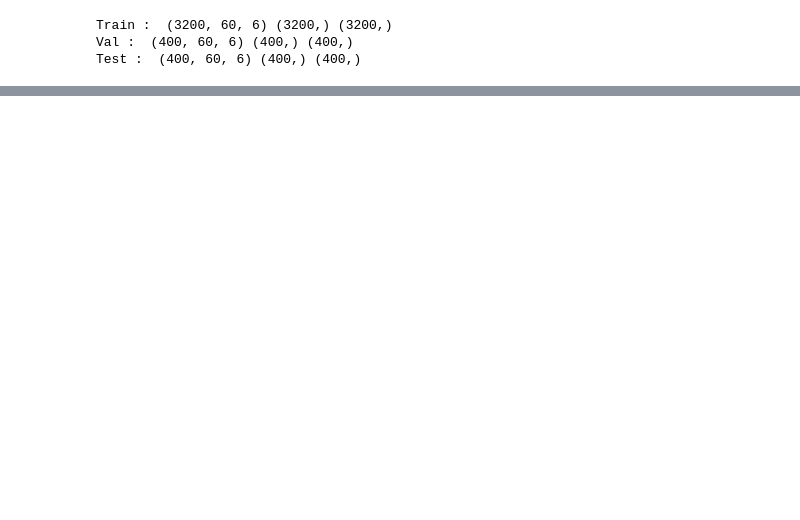
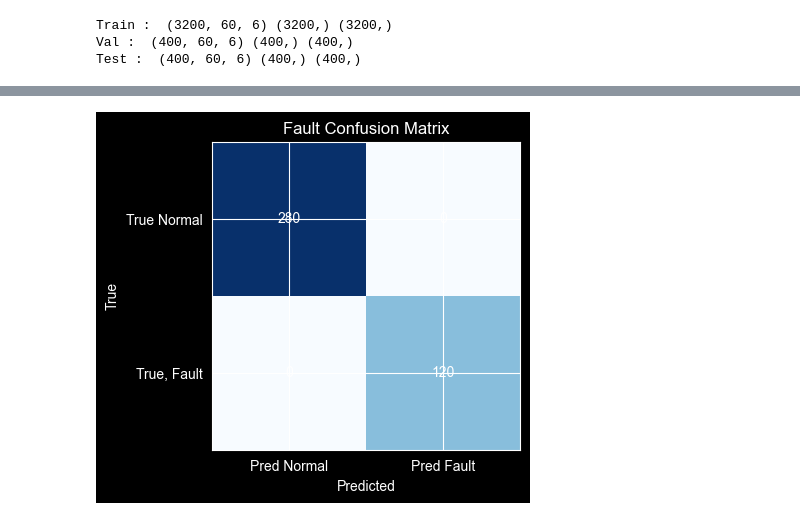
Before and after one commit to leon4study/workspace, a Jupyter notebook: day9/설비고장 사전예측+품질원인분류 멀티태스크 모델 실습.ipynb, the cells around one changed output, grey strips where cells are left out. Drawn from its saved outputs; the diff is of its cells as text; code cells hidden in the pictures; blank space fills up the shorter version.

```diff
--- a/day9/설비고장 사전예측+품질원인분류 멀티태스크 모델 실습.ipynb
+++ b/day9/설비고장 사전예측+품질원인분류 멀티태스크 모델 실습.ipynb
@@ -292,0 +631,19 @@ X_train_2d = X_train.reshape(-1, n_features)
+# %%
+# ======================================
+# 16. 저장된 모델 / 스케일러 불러오기
+# ======================================
+
+# 저장된 모델을 다시 불러오기
+loaded_model = tf.keras.models.load_model("final_multitask_model.keras")
+
+# 저장된 스케일러 다시 불러오기
+loaded_scaler = joblib.load("timeseries_scaler.pkl")
+
+# 저장된 학습 이력 다시 불러오기
+loaded_history_df = pd.read_csv("training_history.csv")
+
+# 불러온 학습 이력 일부를 출력
+print(loaded_history_df.head())
+
+# 저장 완료 메세지를 출력
+print("모델, 스케일러, 학습 이력 저장 완료")
@@ -292,0 +833,25 @@ X_train_2d = X_train.reshape(-1, n_features)
+# %%
+# ======================================
+# 22 confusion matrix 시각화 - 고장 여부
+# ======================================
+
+plt.figure(figsize = (5,4))
+
+# confusion matrix 이미지 표시
+plt.imshow(fault_cm, cmap = "Blues")
+plt.title("Fault Confusion Matrix")
+plt.xticks([0,1], ["Pred Normal", "Pred Fault"])
+
+# y축 눈금 설정
+plt.yticks([0,1], ['True Normal', "True, Fault"])
+
+# 셀 내부에 숫자 작성
+for i in range(fault_cm.shape[0]):
+    for j in range(fault_cm.shape[1]):
+        plt.text(j,i, fault_cm[i,j],ha="center",va="center")
+
+plt.xlabel("Predicted")
+plt.ylabel("True")
+plt.show()
+# %% [output]
+[figure, added]
```
Also changed, not shown: parts of 26 cells of this notebook, 8 other files.
